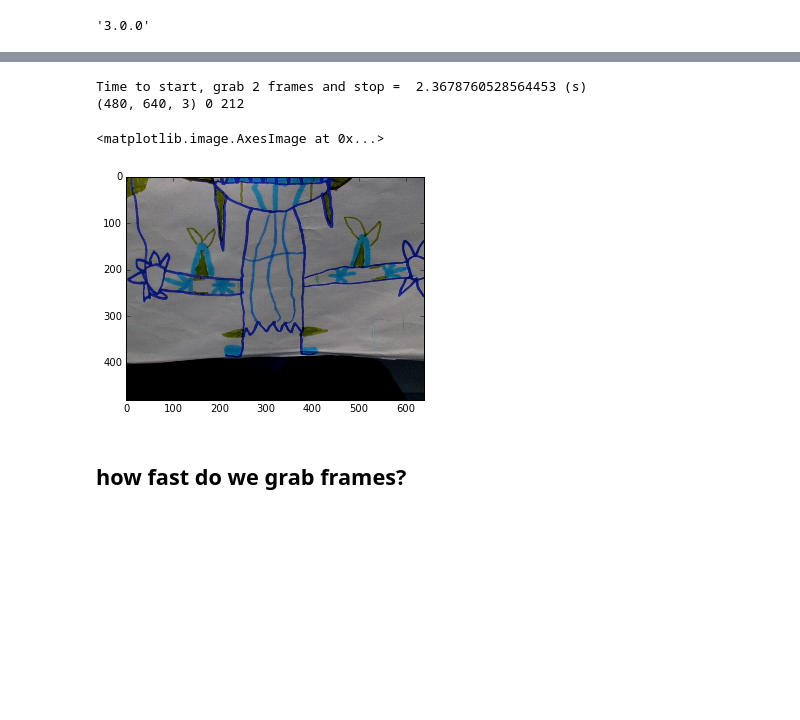
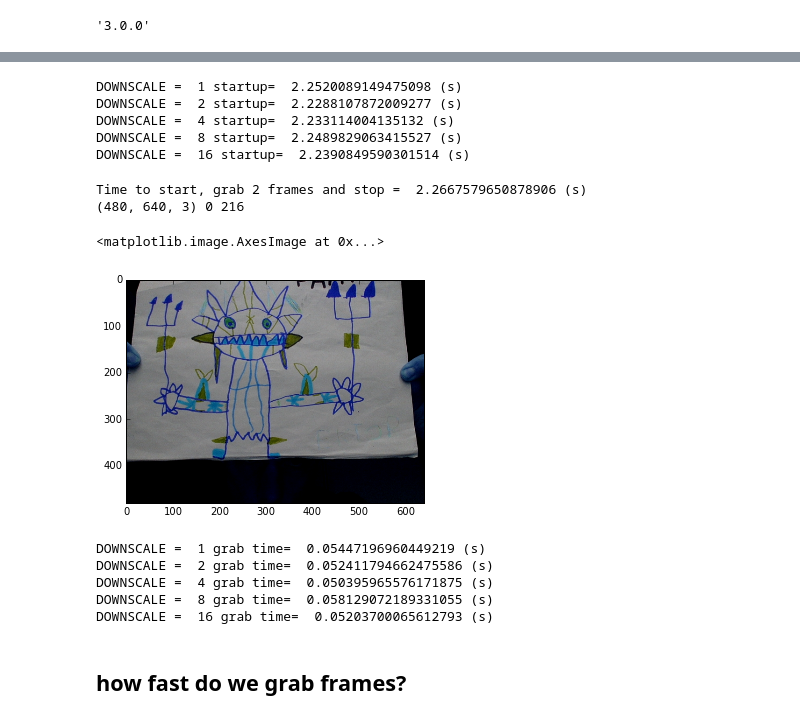
Before and after one commit to laurentperrinet/LeCheapEyeTracker, a Jupyter notebook: dev/LeCheapEyeTracker_grabbing.ipynb, the cells around one changed output, grey strips where cells are left out. Saved outputs shown, nothing was run; the diff lists cells and outputs as text; code cells hidden in the pictures; blank space fills up the shorter version.

```diff
--- a/dev/LeCheapEyeTracker_grabbing.ipynb
+++ b/dev/LeCheapEyeTracker_grabbing.ipynb
@@ -43,17 +69,45 @@ Time to start and stop the camera =  1.8075640201568604 (s)
+# %%
+from LeCheapEyeTracker import LeCheapEyeTracker
+for DOWNSCALE in [1, 2, 4, 8, 16]:
+    start = time.time()
+    cam = LeCheapEyeTracker(DOWNSCALE=DOWNSCALE)
+    cam.close()
+    print('DOWNSCALE = ', DOWNSCALE, 'startup= ',  time.time() - start , '(s)')
+# %% [output]
+DOWNSCALE =  1 startup=  2.2520089149475098 (s)
+DOWNSCALE =  2 startup=  2.2288107872009277 (s)
+DOWNSCALE =  4 startup=  2.233114004135132 (s)
+DOWNSCALE =  8 startup=  2.2489829063415527 (s)
+DOWNSCALE =  16 startup=  2.2390849590301514 (s)
 # %%
 start = time.time()
-cam = Source()
+cam = LeCheapEyeTracker(DOWNSCALE=2)
 img = cam.grab()
 img = cam.grab()
 cam.close()
 print('Time to start, grab 2 frames and stop = ',  time.time() - start , '(s)')
 print(img.shape, img.min(), img.max())
 plt.imshow(img)
 # %% [output]
-Time to start, grab 2 frames and stop =  2.3678760528564453 (s)
-(480, 640, 3) 0 212
+Time to start, grab 2 frames and stop =  2.2667579650878906 (s)
+(480, 640, 3) 0 216
 <matplotlib.image.AxesImage at 0x...>
-[figure, old version]
+[figure, new version]
+# %%
+from LeCheapEyeTracker import LeCheapEyeTracker
+for DOWNSCALE in [1, 2, 4, 8, 16]:
+    cam = LeCheapEyeTracker(DOWNSCALE=DOWNSCALE)
+    start = time.time()
+    img = cam.grab()
+    img = cam.grab()
+    cam.close()
+    print('DOWNSCALE = ', DOWNSCALE, 'grab time= ',  time.time() - start , '(s)')
+# %% [output]
+DOWNSCALE =  1 grab time=  0.05447196960449219 (s)
+DOWNSCALE =  2 grab time=  0.052411794662475586 (s)
+DOWNSCALE =  4 grab time=  0.050395965576171875 (s)
+DOWNSCALE =  8 grab time=  0.058129072189331055 (s)
+DOWNSCALE =  16 grab time=  0.05203700065612793 (s)
 # %% [markdown]
 ## how fast do we grab frames?
 # %%
```
Also changed, not shown: parts of 8 cells of this notebook, 8 other files.
